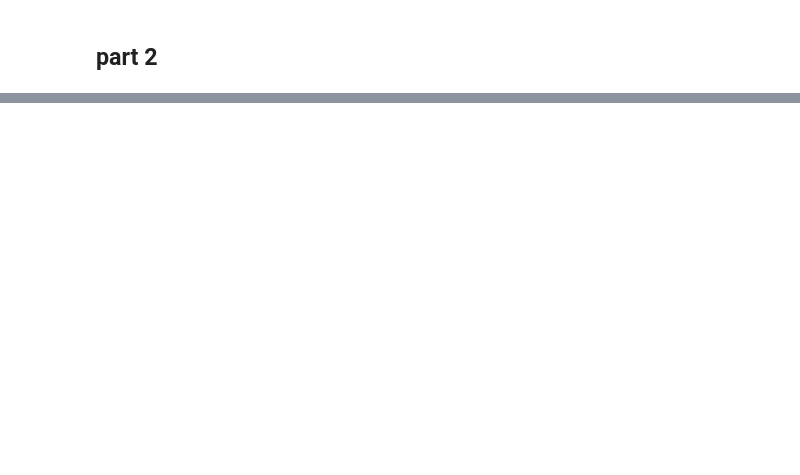
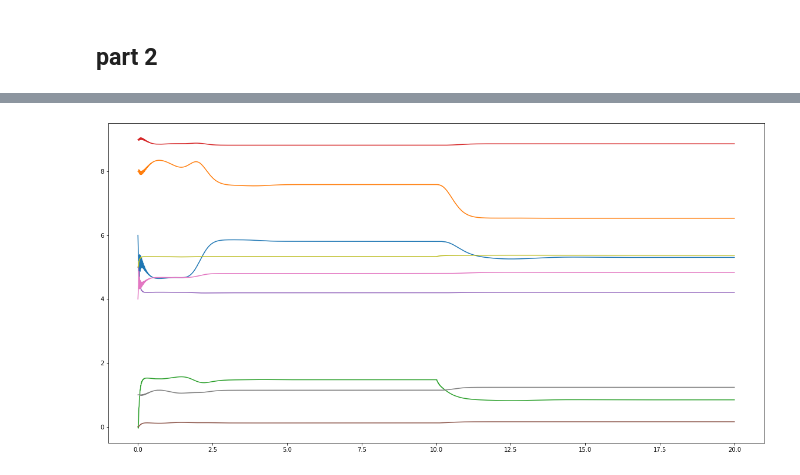
Before and after one commit to cplan082-tech/Adaptive_Control, a Jupyter notebook: assignments/final/Plante_Clive_final.ipynb, the cells around one changed output, grey strips where cells are left out. Cells and saved outputs as stored; diff of their text form; code cells hidden in the pictures; blank space fills up the shorter version.

```diff
--- a/assignments/final/Plante_Clive_final.ipynb
+++ b/assignments/final/Plante_Clive_final.ipynb
@@ -152,0 +201,7 @@ array([[-0.52359878],
+# %%
+for j in range(NL):
+    plt.plot(t[0:2001], [float((W[i][j]).reshape(())) for i in range(len(W))])
+
+plt.show()
+# %% [output]
+[figure, added]
```
Also changed, not shown: parts of 15 cells of this notebook.
